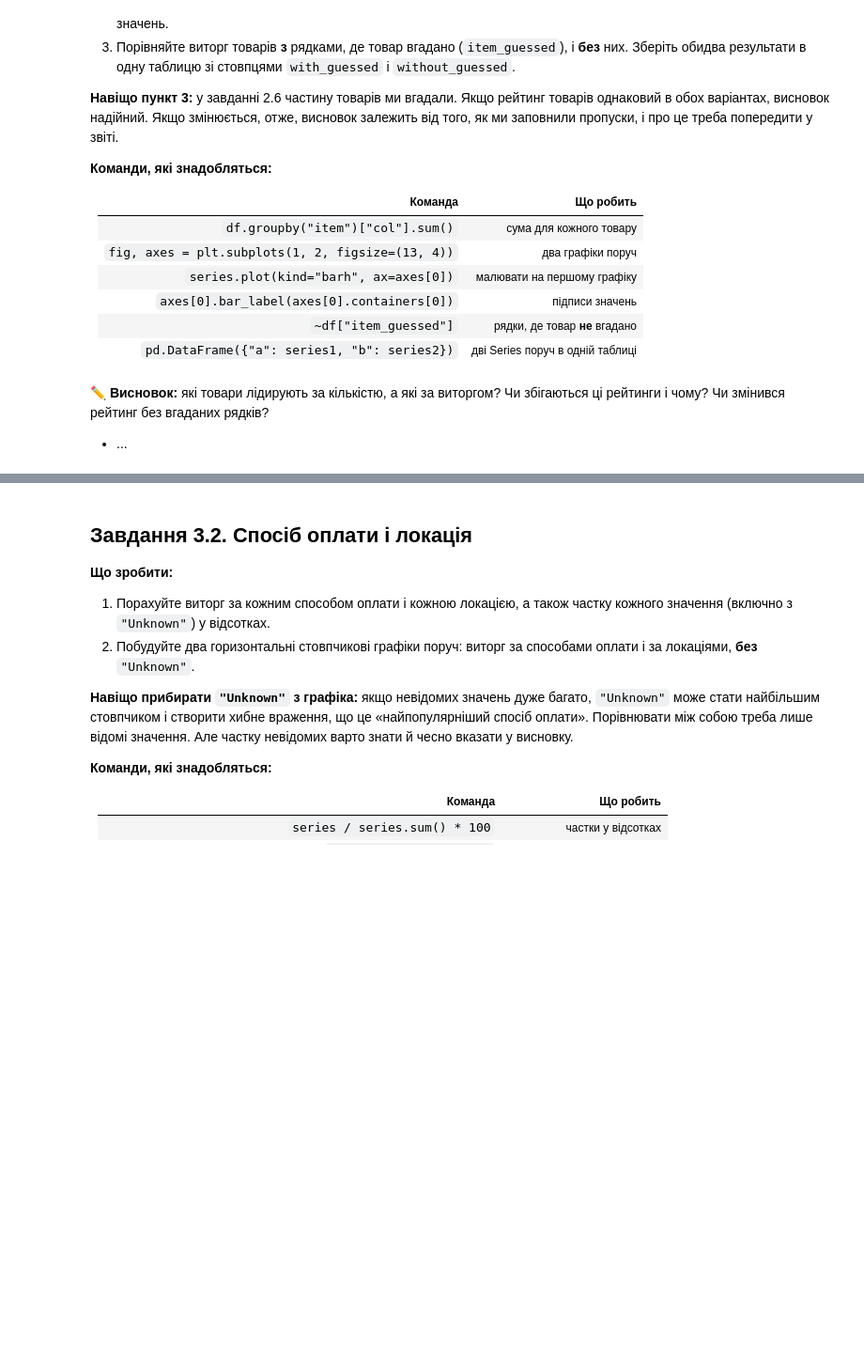
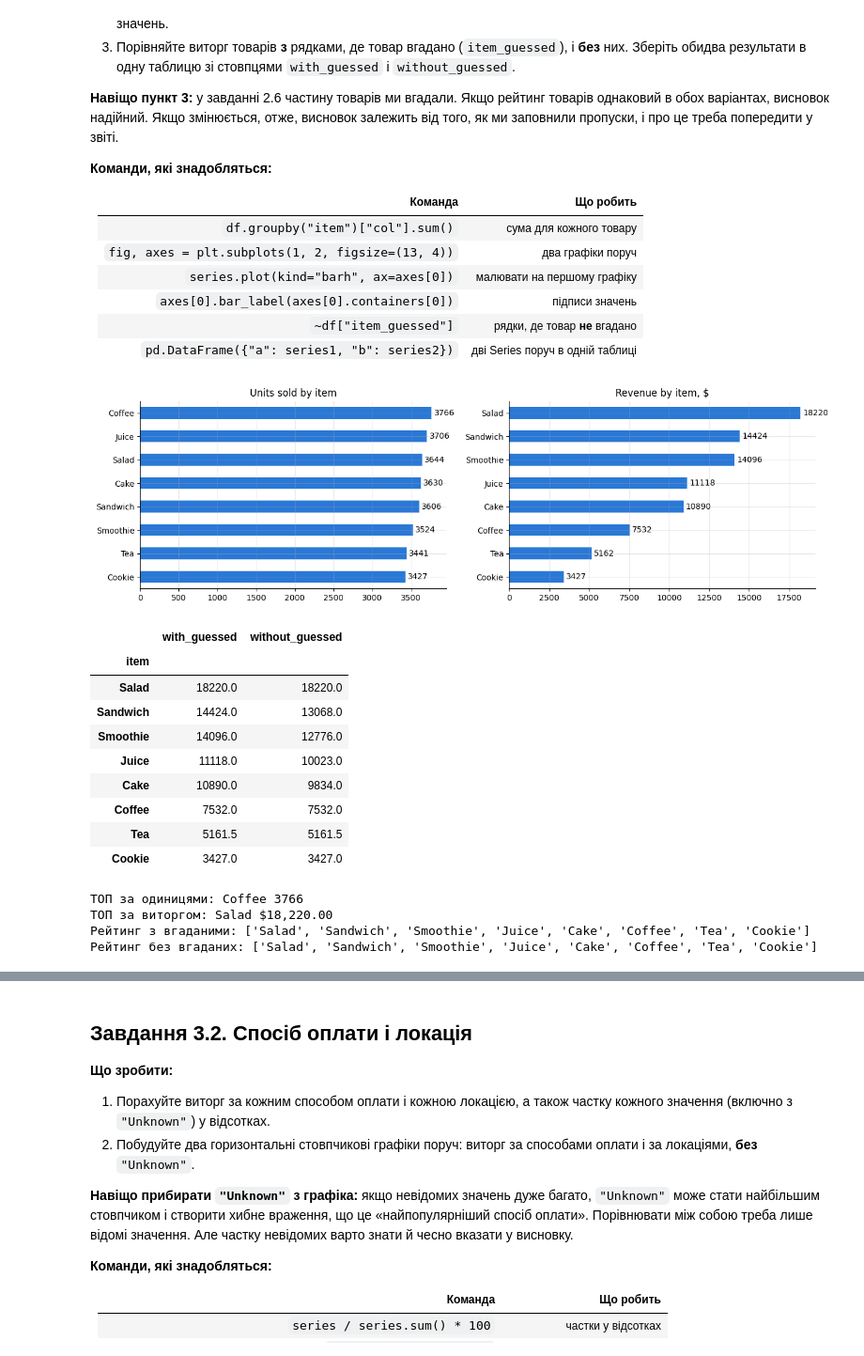
Before and after one commit to rualbonline-web/Cafe-Sales, a Jupyter notebook: Copy_of_Pandas_lesson_34_03_11_26_training_project_cafe_sales.ipynb, the cells around one changed output, grey strips where cells are left out. Shown at 94% size. Saved outputs shown, nothing was run; the diff lists cells and outputs as text; code cells hidden in the pictures; blank space fills up the shorter version.

```diff
--- a/Copy_of_Pandas_lesson_34_03_11_26_training_project_cafe_sales.ipynb
+++ b/Copy_of_Pandas_lesson_34_03_11_26_training_project_cafe_sales.ipynb
@@ -207,0 +359,10 @@ Ready!
+# %%
+for col in ["quantity", "price_per_unit", "total_spent"]:
+    df[col] = pd.to_numeric(df[col], errors="coerce")
+df["transaction_date"] = pd.to_datetime(df["transaction_date"], errors="coerce")
+
+df.info()
+display(df.isna().sum())
+
+print("Пропусків після конвертації стало більше (за стовпцями):")
+display((df.isna().sum() - missing_report["missing"]).loc[lambda s: s != 0])
@@ -393,0 +798,10 @@ Ready!
+# %%
+df["month"] = df["transaction_date"].dt.month
+df["month_name"] = df["transaction_date"].dt.month_name()
+df["weekday"] = df["transaction_date"].dt.dayofweek
+df["weekday_name"] = df["transaction_date"].dt.day_name()
+df["is_weekend"] = df["weekday"] >= 5
+
+display(df[["transaction_date", "month", "month_name", "weekday", "weekday_name", "is_weekend"]].head())
+df.to_csv(FILE_OUT, index=False)
+print("Saved:", FILE_OUT)
@@ -423,4 +843,44 @@ Ready!
-# %% [markdown]
-✏️ **Висновок:** які товари лідирують за кількістю, а які за виторгом? Чи збігаються ці рейтинги і чому? Чи змінився рейтинг без вгаданих рядків?
-
-- ...
+# %%
+known = df[df["item"] != "Unknown"]
+units_by_item = known.groupby("item")["quantity"].sum().sort_values()
+revenue_by_item = known.groupby("item")["total_spent"].sum().sort_values()
+
+fig, axes = plt.subplots(1, 2, figsize=(13, 4))
+units_by_item.plot(kind="barh", ax=axes[0], color="#2a78d6")
+axes[0].bar_label(axes[0].containers[0], padding=3)
+axes[0].set_title("Units sold by item")
+axes[0].set_ylabel("")
+revenue_by_item.plot(kind="barh", ax=axes[1], color="#2a78d6")
+axes[1].bar_label(axes[1].containers[0], fmt="%.0f", padding=3)
+axes[1].set_title("Revenue by item, $")
+axes[1].set_ylabel("")
+plt.tight_layout()
+plt.show()
+
+without_guessed = df[(df["item"] != "Unknown") & ~df["item_guessed"]]
+compare = pd.DataFrame({
+    "with_guessed": known.groupby("item")["total_spent"].sum(),
+    "without_guessed": without_guessed.groupby("item")["total_spent"].sum(),
+}).sort_values("with_guessed", ascending=False)
+display(compare)
+
+print("ТОП за одиницями:", units_by_item.idxmax(), int(units_by_item.max()))
+print("ТОП за виторгом:", revenue_by_item.idxmax(), f"${revenue_by_item.max():,.2f}")
+print("Рейтинг з вгаданими:", list(compare["with_guessed"].sort_values(ascending=False).index))
+print("Рейтинг без вгаданих:", list(compare["without_guessed"].sort_values(ascending=False).index))
+# %% [output]
+[figure, added]
+|  | with_guessed | without_guessed |
+| item |  |  |
+| Salad | 18220.0 | 18220.0 |
+| Sandwich | 14424.0 | 13068.0 |
+| Smoothie | 14096.0 | 12776.0 |
+| Juice | 11118.0 | 10023.0 |
+| Cake | 10890.0 | 9834.0 |
+| Coffee | 7532.0 | 7532.0 |
+| Tea | 5161.5 | 5161.5 |
+| Cookie | 3427.0 | 3427.0 |
+ТОП за одиницями: Coffee 3766
+ТОП за виторгом: Salad $18,220.00
+Рейтинг з вгаданими: ['Salad', 'Sandwich', 'Smoothie', 'Juice', 'Cake', 'Coffee', 'Tea', 'Cookie']
+Рейтинг без вгаданих: ['Salad', 'Sandwich', 'Smoothie', 'Juice', 'Cake', 'Coffee', 'Tea', 'Cookie']
```
Also changed, not shown: parts of 59 cells of this notebook.
